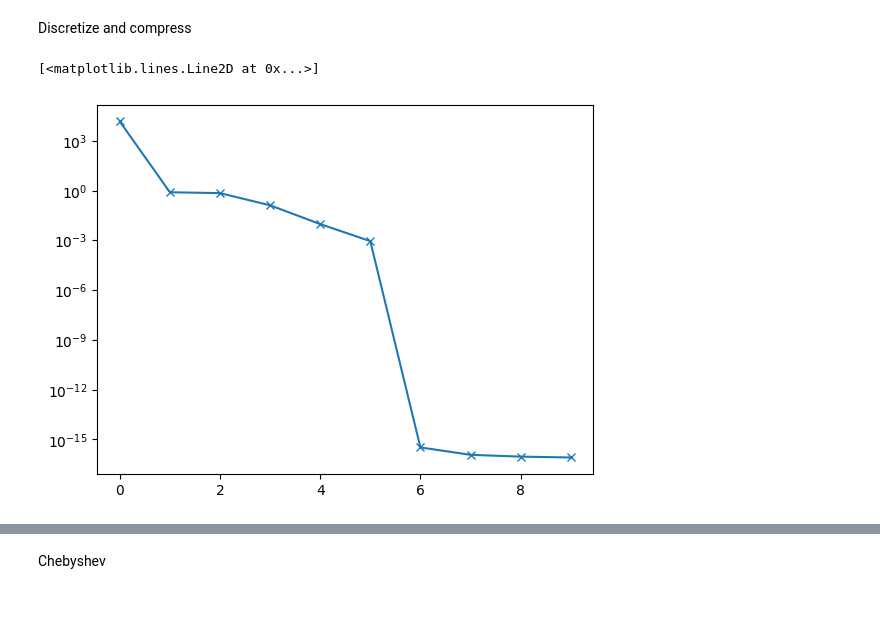
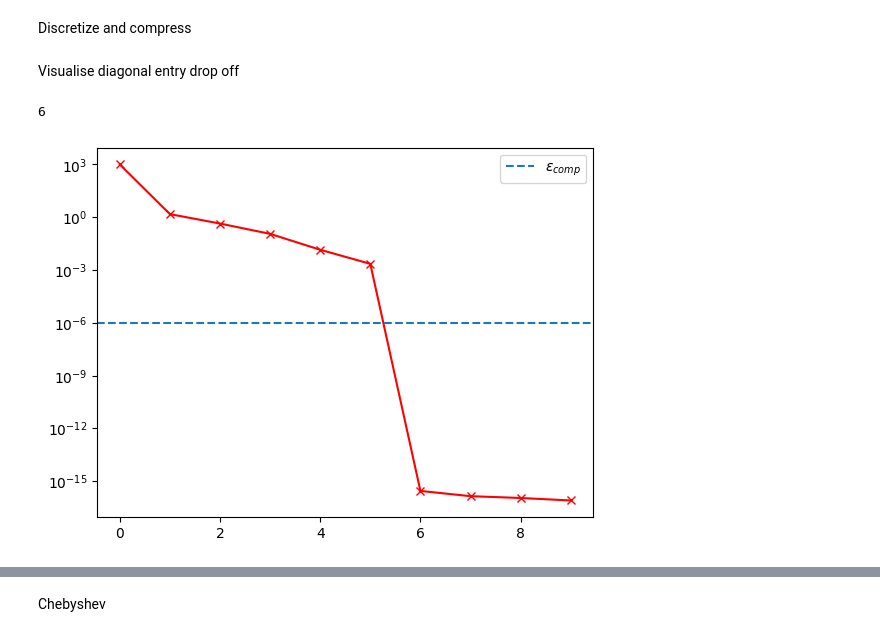
Before and after one commit to jakobtkn/ggqpy, a Jupyter notebook: genquad.ipynb, the cells around one changed output, grey strips where cells are left out. Drawn from its saved outputs; the diff is of its cells as text; code cells hidden in the pictures; blank space fills up the shorter version.

```diff
--- a/genquad.ipynb
+++ b/genquad.ipynb
@@ -35,10 +40,2 @@ plt.plot(xx2,ex_f(xx2))
 # %% [markdown]
 Discretize and compress
-# %%
-x, w, endpoints, D = adaptive_discretization(F, precision=eps_disc, k=30, verbose=False)
-U, A, rank = compress_sequence_of_functions(F, x, w, precision=eps_comp)
-Q,R,perm = sp.linalg.qr(A, pivoting = True)
-plt.semilogy(np.abs(np.diag(R)),"-x")
-# %% [output]
-[<matplotlib.lines.Line2D at 0x...>]
-[figure, removed]
@@ -44,0 +46,11 @@ plt.semilogy(np.abs(np.diag(R)),"-x")
+# %% [markdown]
+Visualise diagonal entry drop off
+# %%
+Q,R,perm = sp.linalg.qr(A, pivoting = True)
+plt.semilogy(np.abs(np.diag(R)),"-xr");
+plt.axhline(eps_comp,linestyle="--",label=r"$\varepsilon_{comp}$")
+plt.legend()
+print(rank)
+# %% [output]
+6
+[figure, added]
```
Also changed, not shown: parts of 19 cells of this notebook, 3 other files.
